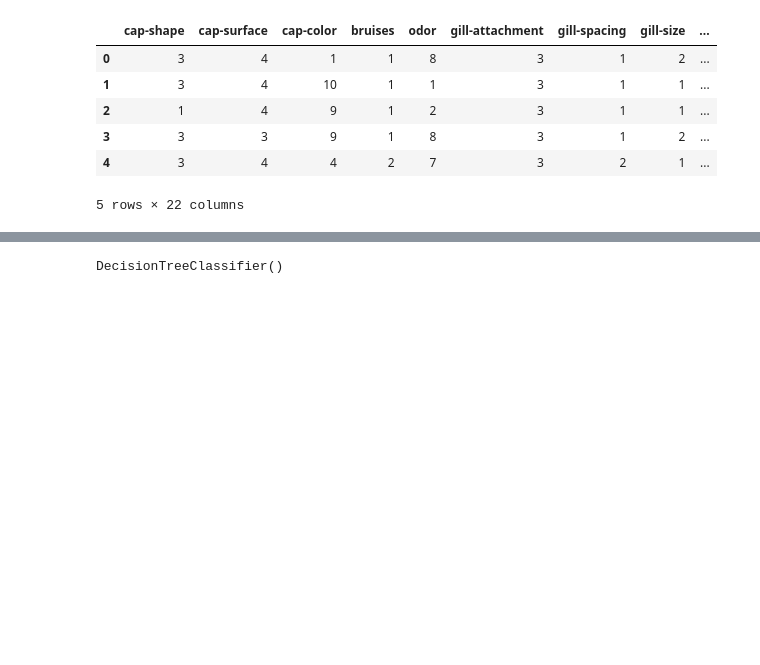
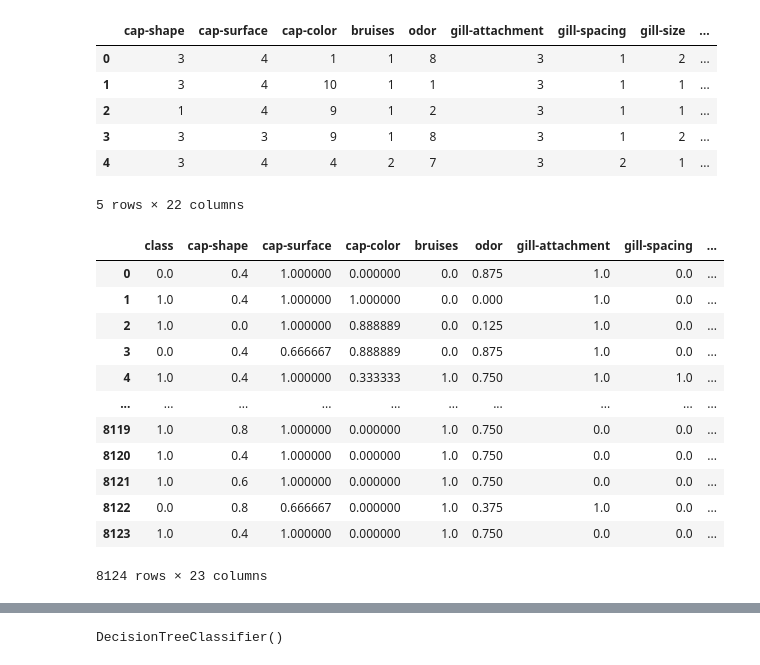
Before and after one commit to RohanExploit/Mushroom-classification, a Jupyter notebook: notebook.ipynb, the cells around one changed output, grey strips where cells are left out. Drawn from its saved outputs; the diff is of its cells as text; code cells hidden in the pictures; blank space fills up the shorter version.

```diff
--- a/notebook.ipynb
+++ b/notebook.ipynb
@@ -137,0 +140,20 @@ x.head()
+# %%
+from sklearn.preprocessing import MinMaxScaler
+scaler = MinMaxScaler((0,1))
+df = scaler.fit_transform(df)
+df = pd.DataFrame(df,columns=feature_name)
+df
+# %% [output]
+|  | class | cap-shape | cap-surface | cap-color | bruises | odor | gill-attachment | gill-spacing | ... |
+| 0 | 0.0 | 0.4 | 1.000000 | 0.000000 | 0.0 | 0.875 | 1.0 | 0.0 | ... |
+| 1 | 1.0 | 0.4 | 1.000000 | 1.000000 | 0.0 | 0.000 | 1.0 | 0.0 | ... |
+| 2 | 1.0 | 0.0 | 1.000000 | 0.888889 | 0.0 | 0.125 | 1.0 | 0.0 | ... |
+| 3 | 0.0 | 0.4 | 0.666667 | 0.888889 | 0.0 | 0.875 | 1.0 | 0.0 | ... |
+| 4 | 1.0 | 0.4 | 1.000000 | 0.333333 | 1.0 | 0.750 | 1.0 | 1.0 | ... |
+| ... | ... | ... | ... | ... | ... | ... | ... | ... | ... |
+| 8119 | 1.0 | 0.8 | 1.000000 | 0.000000 | 1.0 | 0.750 | 0.0 | 0.0 | ... |
+| 8120 | 1.0 | 0.4 | 1.000000 | 0.000000 | 1.0 | 0.750 | 0.0 | 0.0 | ... |
+| 8121 | 1.0 | 0.6 | 1.000000 | 0.000000 | 1.0 | 0.750 | 0.0 | 0.0 | ... |
+| 8122 | 0.0 | 0.8 | 0.666667 | 0.000000 | 1.0 | 0.375 | 1.0 | 0.0 | ... |
+| 8123 | 1.0 | 0.4 | 1.000000 | 0.000000 | 1.0 | 0.750 | 0.0 | 0.0 | ... |
+8124 rows × 23 columns
```
Also changed, not shown: parts of 9 cells of this notebook, 2 other files.
